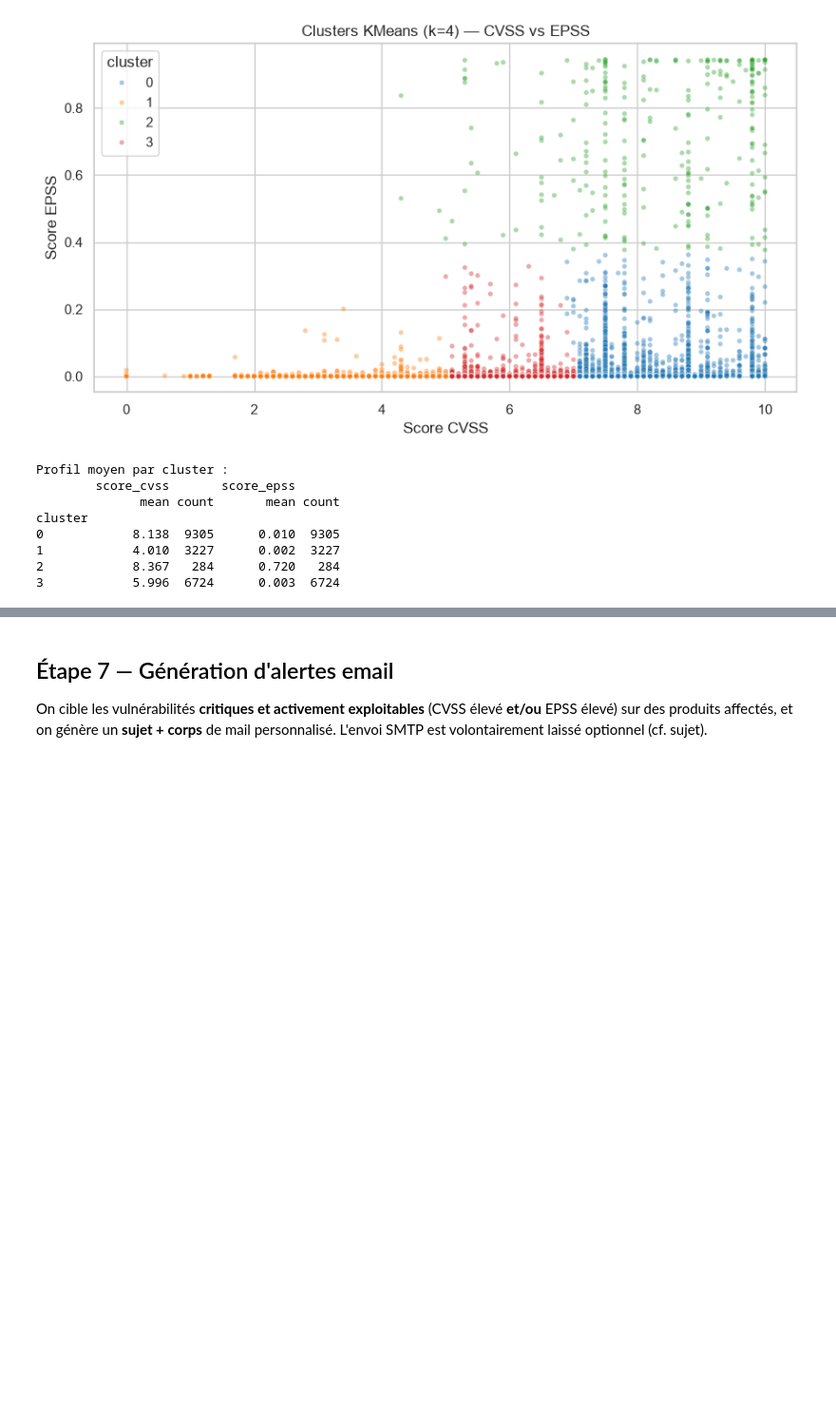
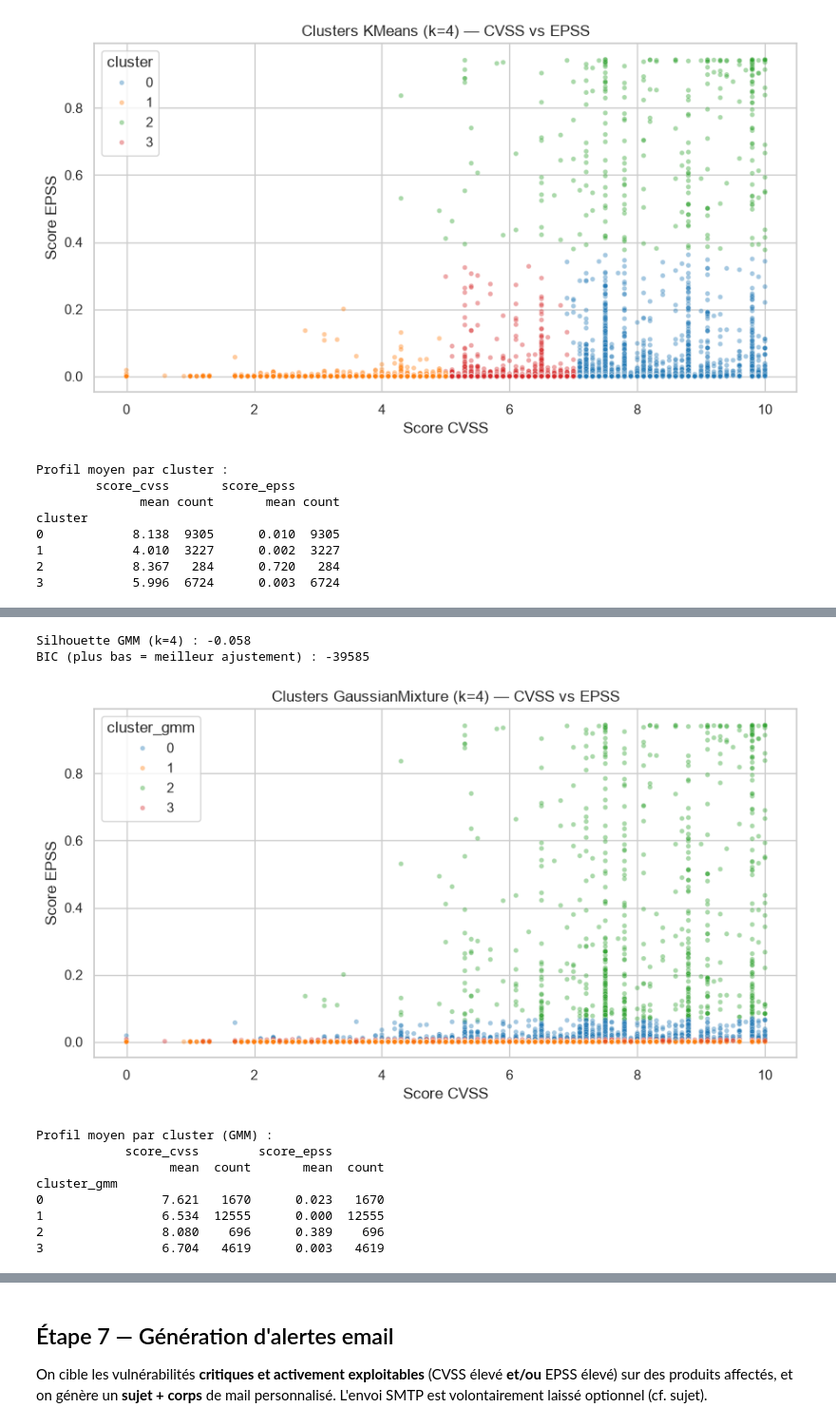
Before and after one commit to Anothays/SDV_Projet_Data_IA, a Jupyter notebook: notebook.ipynb, the cells around one changed output, grey strips where cells are left out. Shown at 95% size. Cells and saved outputs as stored; diff of their text form; code cells hidden in the pictures; blank space fills up the shorter version.

```diff
--- a/notebook.ipynb
+++ b/notebook.ipynb
@@ -615,0 +718,30 @@ cluster
+# %%
+# --- Non supervisé n°2 : GaussianMixture (mêmes données Xc, même k=4) ---
+gmm = GaussianMixture(n_components=4, random_state=42)
+clu["cluster_gmm"] = gmm.fit_predict(Xc)
+sil_gmm = silhouette_score(Xc, clu["cluster_gmm"], sample_size=10000, random_state=42)
+
+print(f"Silhouette GMM (k=4) : {sil_gmm:.3f}")
+print(f"BIC (plus bas = meilleur ajustement) : {gmm.bic(Xc):.0f}")
+
+plt.figure()
+sns.scatterplot(data=clu, x="score_cvss", y="score_epss", hue="cluster_gmm",
+                palette="tab10", alpha=0.4, s=15)
+plt.title("Clusters GaussianMixture (k=4) — CVSS vs EPSS")
+plt.xlabel("Score CVSS"); plt.ylabel("Score EPSS")
+plt.show()
+
+print("Profil moyen par cluster (GMM) :")
+print(clu.groupby("cluster_gmm")[["score_cvss", "score_epss"]].agg(["mean", "count"]).round(3))
+# %% [output]
+Silhouette GMM (k=4) : -0.058
+BIC (plus bas = meilleur ajustement) : -39585
+[figure, added]
+Profil moyen par cluster (GMM) :
+            score_cvss        score_epss
+                  mean  count       mean  count
+cluster_gmm
+0                7.621   1670      0.023   1670
+1                6.534  12555      0.000  12555
+2                8.080    696      0.389    696
+3                6.704   4619      0.003   4619
```
Also changed, not shown: parts of 16 cells of this notebook.
